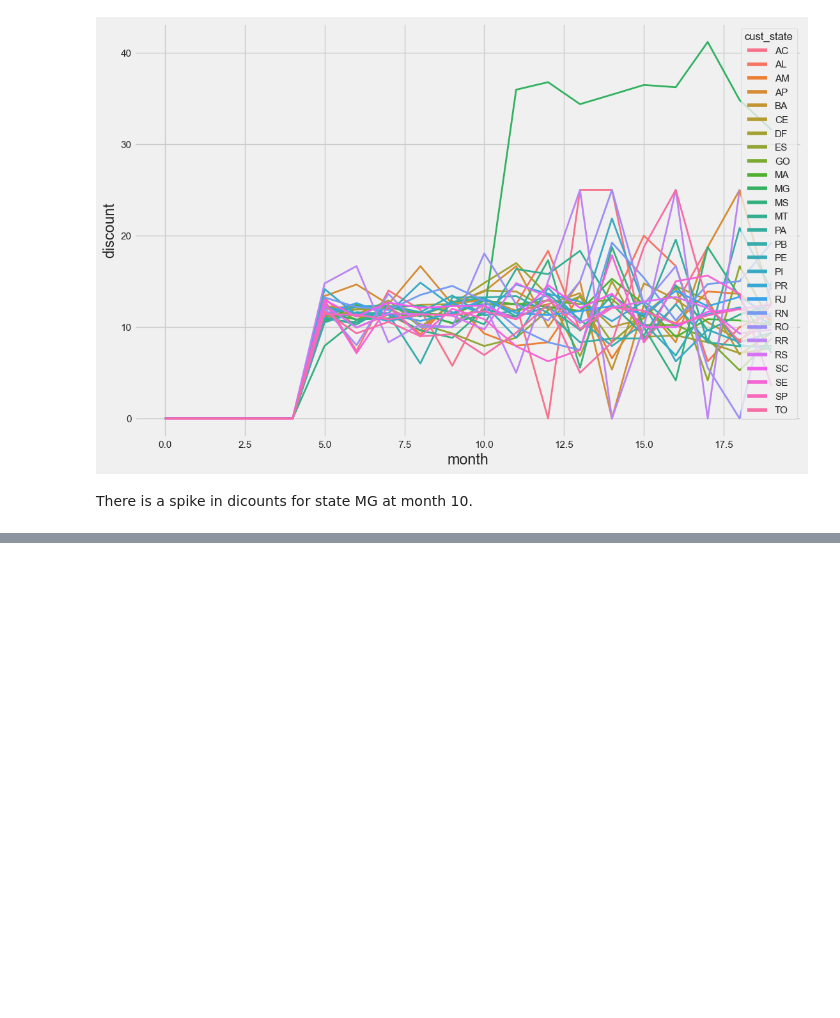
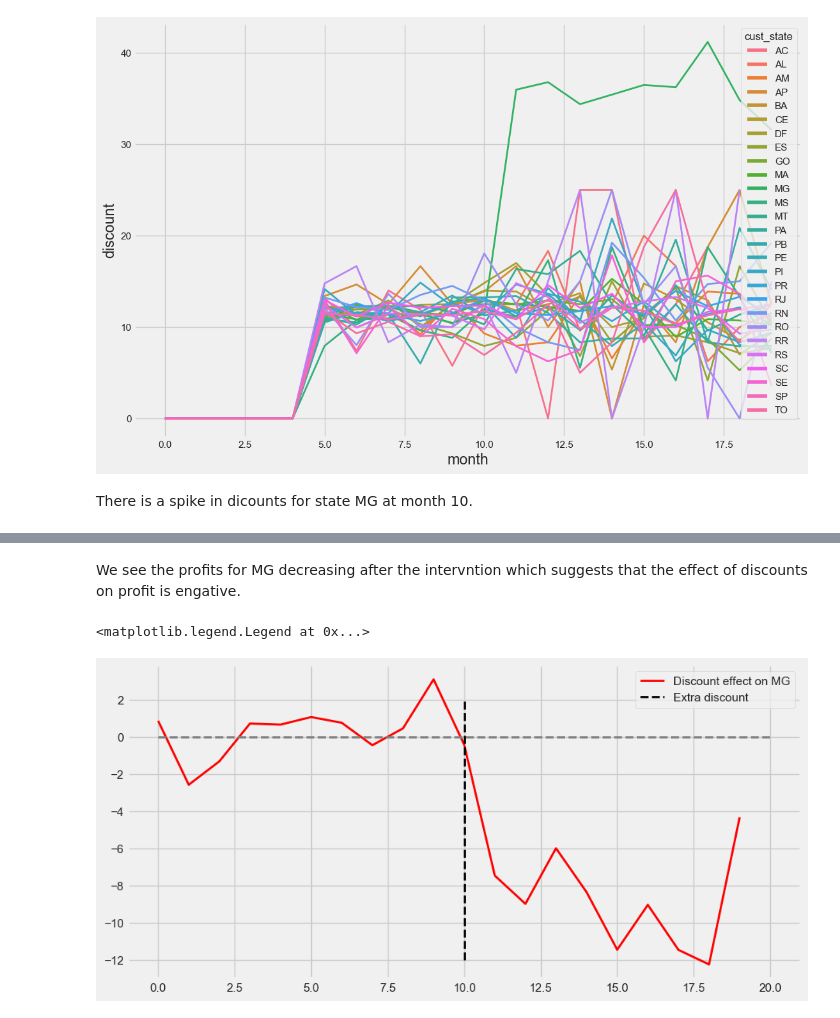
Before and after one commit to GregoryTomy/causal-inference, a Jupyter notebook: difference_in_differences.ipynb, the cells around one changed output, grey strips where cells are left out. Saved outputs shown, nothing was run; the diff lists cells and outputs as text; code cells hidden in the pictures; blank space fills up the shorter version.

```diff
--- a/difference_in_differences.ipynb
+++ b/difference_in_differences.ipynb
@@ -142,0 +435,16 @@ There is a spike in dicounts for state MG at month 10.
+# %% [markdown]
+We see the profits for MG decreasing after the intervntion which suggests that the effect of discounts on profit is engative.
+# %%
+plt.plot(
+    plt_df_2.index,
+    plt_df_2["MG"] - plt_df_2["synthetic_control"],
+    label="Discount effect on MG",
+    lw=2,
+    color="red",
+)
+plt.hlines(y=0, xmin=0, xmax=20, linestyles="--", lw=2, color="grey")
+plt.vlines(x=10, ymin=-12, ymax= 2, linestyles="--", lw=2, color="black", label="Extra discount")
+plt.legend()
+# %% [output]
+<matplotlib.legend.Legend at 0x...>
+[figure, added]
```
Also changed, not shown: parts of 25 cells of this notebook, 7 other files.
